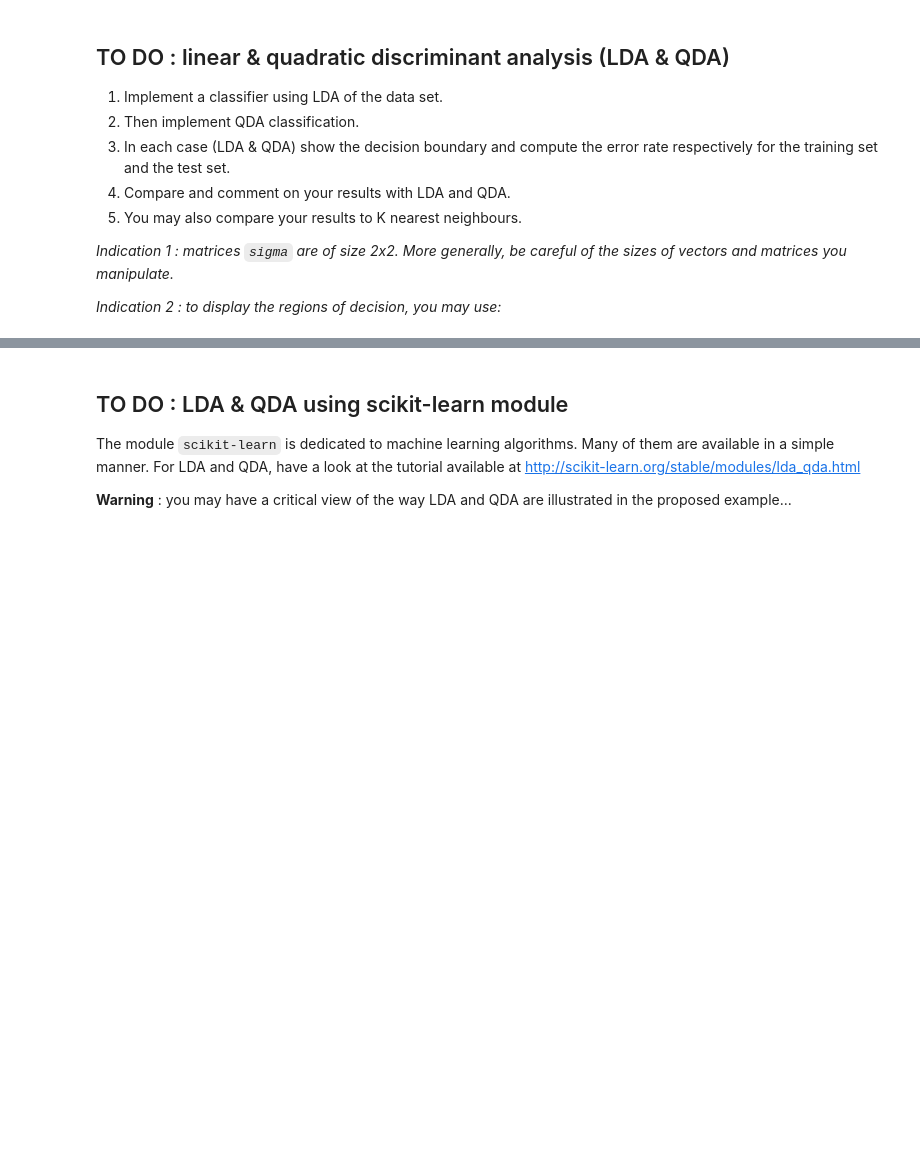
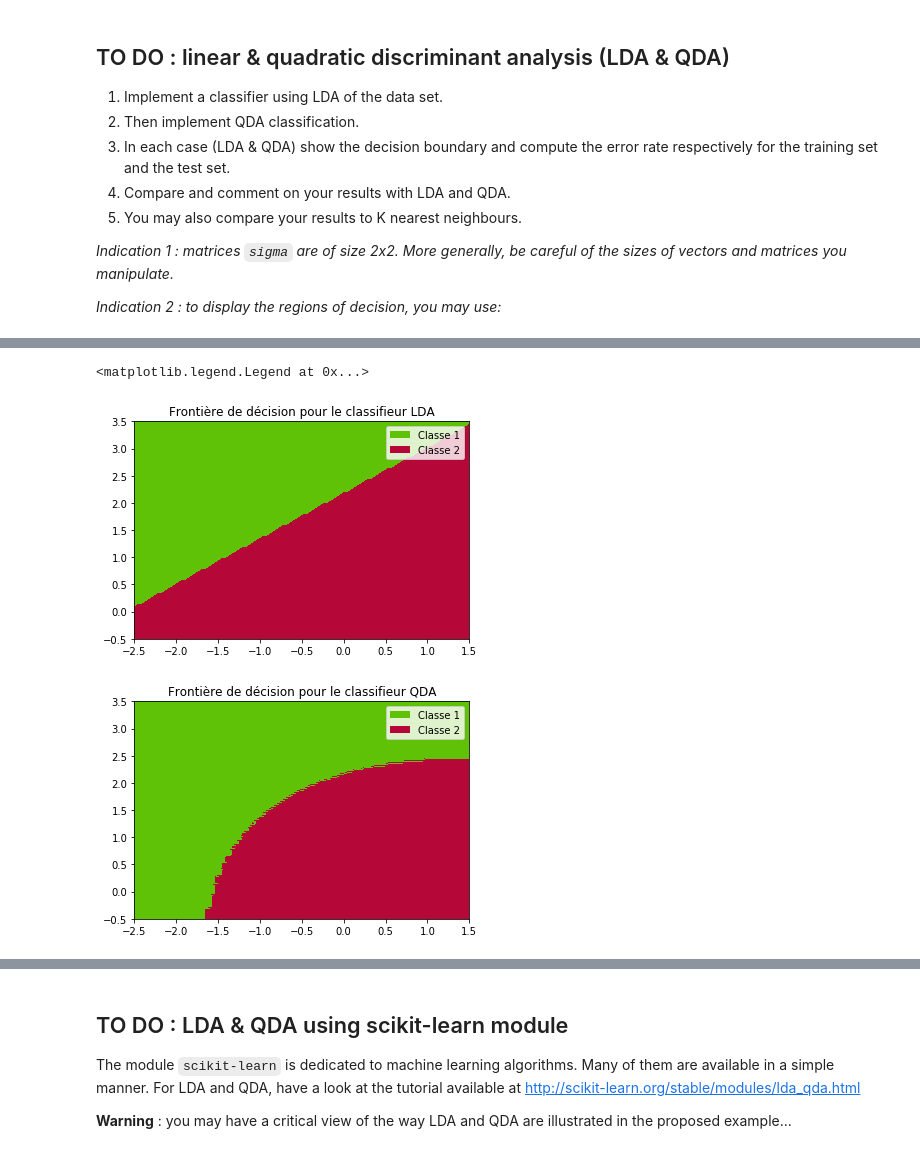
Before and after one commit to VictorCilleros/ML, a Jupyter notebook: TP2_archive/TP2_LDA_QDA.ipynb, the cells around one changed output, grey strips where cells are left out. Saved outputs shown, nothing was run; the diff lists cells and outputs as text; code cells hidden in the pictures; blank space fills up the shorter version.

```diff
--- a/TP2_archive/TP2_LDA_QDA.ipynb
+++ b/TP2_archive/TP2_LDA_QDA.ipynb
@@ -148,0 +149,20 @@ plt.show()
+# %%
+from cProfile import label
+
+
+CS = plt.contourf(x1,x2,np.rot90(predictLDA(x).reshape(Nx1,Nx2),2),levels=1,origin="upper",colors=['#60C207','#B50738'])
+proxy = [plt.Rectangle((0,0),1,1,fc = pc.get_facecolor()[0])
+    for pc in CS.collections]
+plt.title("Frontière de décision pour le classifieur LDA")
+plt.legend(proxy,["Classe 1","Classe 2"])
+
+plt.figure()
+CS = plt.contourf(x1,x2,np.rot90(predictionQDA(x).reshape(Nx1,Nx2),2),colors=['#60C207','#B50738'])
+proxy = [plt.Rectangle((0,0),1,1,fc = pc.get_facecolor()[0])
+    for pc in CS.collections]
+plt.title("Frontière de décision pour le classifieur QDA")
+plt.legend(proxy,["Classe 1","Classe 2"])
+# %% [output]
+<matplotlib.legend.Legend at 0x...>
+[figure, added]
+[figure, added]
```
Also changed, not shown: parts of 8 cells of this notebook.
